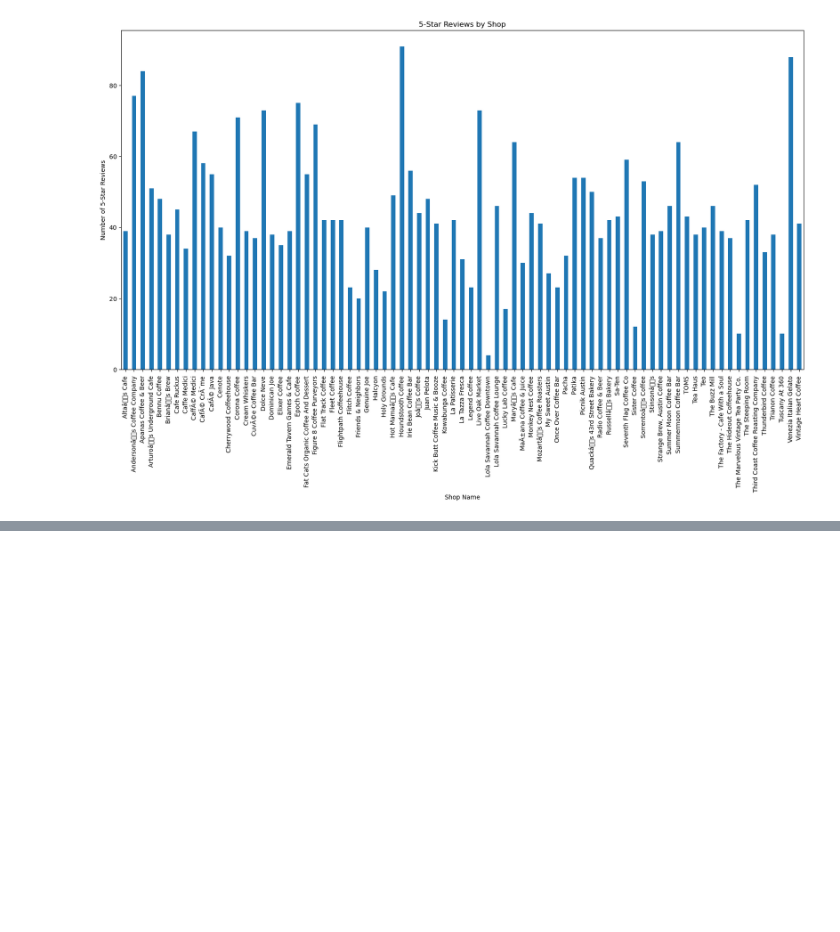
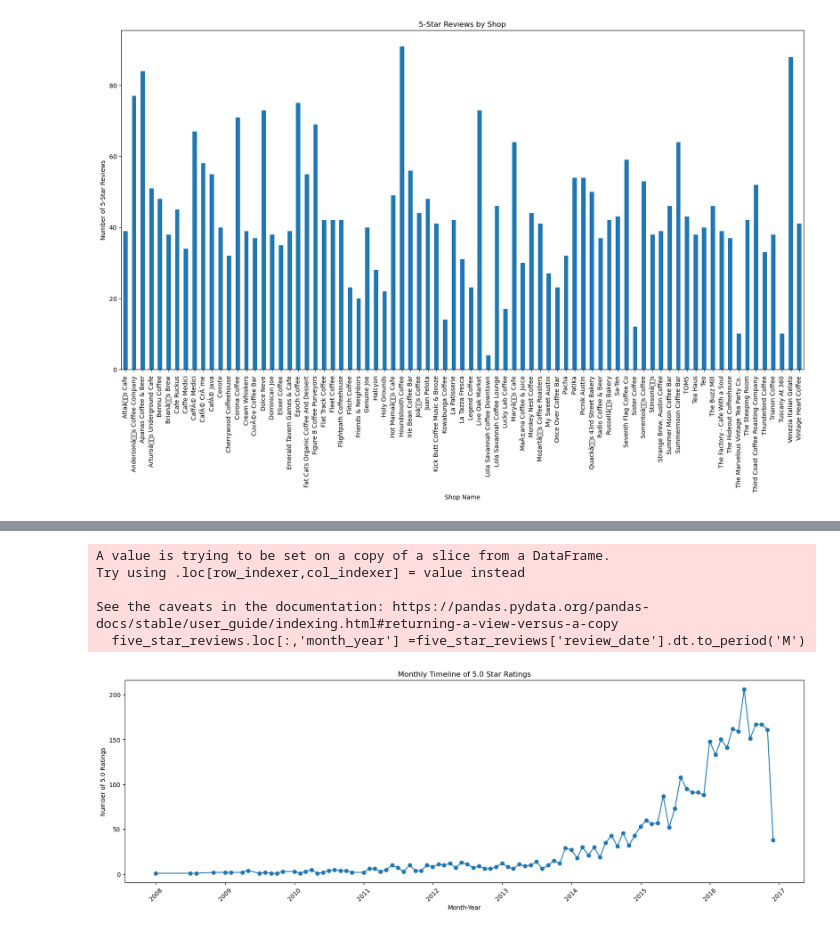
Before and after one commit to lavenya-mohan/Project-Repo-G6_1, a Jupyter notebook: Jade Branch/Jade.ipynb, the cells around one changed output, grey strips where cells are left out. Drawn from its saved outputs; the diff is of its cells as text; code cells hidden in the pictures; blank space fills up the shorter version.

```diff
--- a/Jade Branch/Jade.ipynb
+++ b/Jade Branch/Jade.ipynb
@@ -128,0 +174,25 @@ Yelp_df
+# %%
+#change to show x as months of the year to read it better
+def extract_date(text):
+    match = re.search(r'\d{1,2}/\d{1,2}/\d{4}', text)
+    return match.group(0) if match else None
+Yelp_df['review_date'] = pd.to_datetime(Yelp_df['full_review_text'].apply(extract_date), errors='coerce')
+
+five_star_reviews = Yelp_df[Yelp_df["star_rating_clean"] == 5]
+
+rating_counts2 = five_star_reviews.groupby('month_year').size().reset_index(name='count')
+
+plt.figure(figsize=(20, 6))
+plt.plot(rating_counts2['month_year'].dt.to_timestamp(), rating_counts2['count'], marker='o')
+plt.title('Monthly Timeline of 5.0 Star Ratings')
+plt.xlabel('Month-Year')
+plt.ylabel('Number of 5.0 Ratings')
+plt.xticks(rotation=45)
+plt.show()
+# %% [output]
+A value is trying to be set on a copy of a slice from a DataFrame.
+Try using .loc[row_indexer,col_indexer] = value instead
+
+See the caveats in the documentation: https://pandas.pydata.org/pandas-docs/stable/user_guide/indexing.html#returning-a-view-versus-a-copy
+  five_star_reviews.loc[:,'month_year'] =five_star_reviews['review_date'].dt.to_period('M')
+[figure, added]
```
Also changed, not shown: parts of 8 cells of this notebook.
